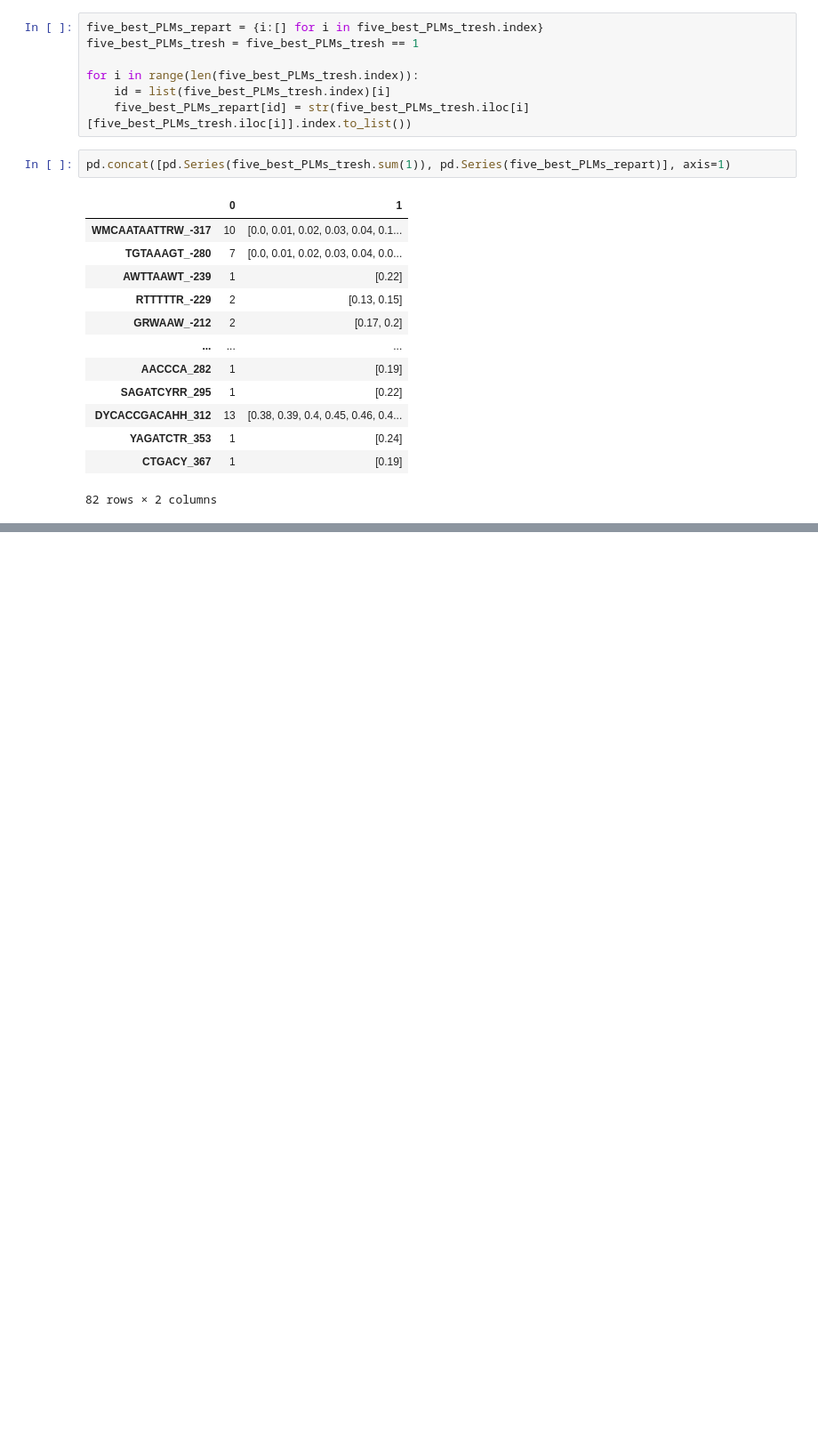
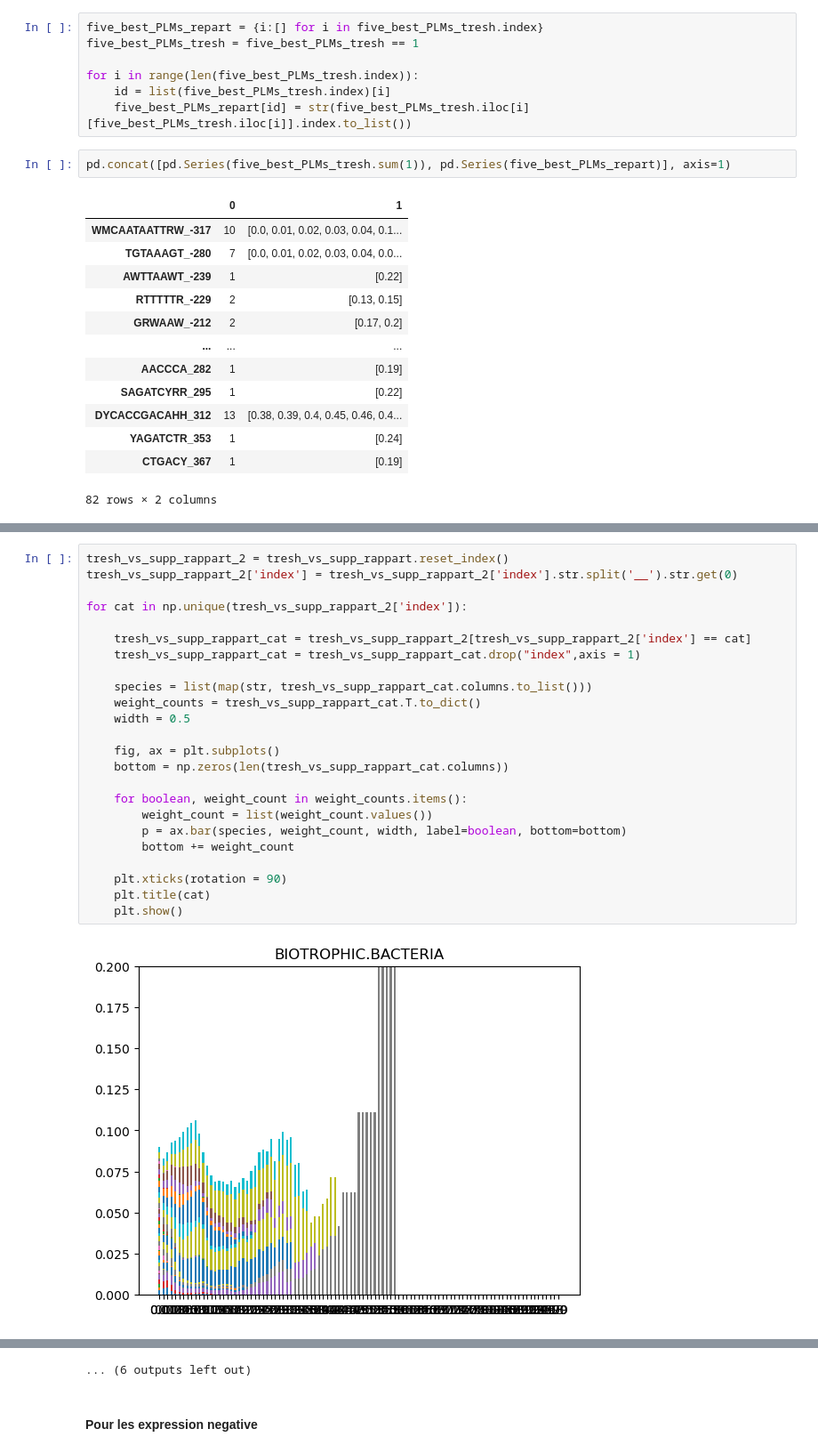
Before and after one commit to JhonatanFelix/Projet_fil_rouge_2024, a Jupyter notebook: motif_PLM.ipynb, the cells around one changed output, grey strips where cells are left out. Shown at 89% size. Drawn from its saved outputs; the diff is of its cells as text; blank space fills up the shorter version.

Commit message:
Adding negative expression + condition (transpo analysis)

```diff
--- a/motif_PLM.ipynb
+++ b/motif_PLM.ipynb
@@ -581,0 +742,26 @@ pd.concat([pd.Series(five_best_PLMs_tresh.sum(1)), pd.Series(five_best_PLMs_repa
+# %%
+tresh_vs_supp_rappart_2 = tresh_vs_supp_rappart.reset_index()
+tresh_vs_supp_rappart_2['index'] = tresh_vs_supp_rappart_2['index'].str.split('__').str.get(0)
+
+for cat in np.unique(tresh_vs_supp_rappart_2['index']):
+
+    tresh_vs_supp_rappart_cat = tresh_vs_supp_rappart_2[tresh_vs_supp_rappart_2['index'] == cat]
+    tresh_vs_supp_rappart_cat = tresh_vs_supp_rappart_cat.drop("index",axis = 1)
+
+    species = list(map(str, tresh_vs_supp_rappart_cat.columns.to_list()))
+    weight_counts = tresh_vs_supp_rappart_cat.T.to_dict()
+    width = 0.5
+
+    fig, ax = plt.subplots()
+    bottom = np.zeros(len(tresh_vs_supp_rappart_cat.columns))
+
+    for boolean, weight_count in weight_counts.items():
+        weight_count = list(weight_count.values())
+        p = ax.bar(species, weight_count, width, label=boolean, bottom=bottom)
+        bottom += weight_count
+
+    plt.xticks(rotation = 90)
+    plt.title(cat)
+    plt.show()
+# %% [output]
+[figure, added]
@@ -581,0 +779,3 @@ pd.concat([pd.Series(five_best_PLMs_tresh.sum(1)), pd.Series(five_best_PLMs_repa
+... (6 outputs left out)
+# %% [markdown]
+#### Pour les expression negative
```
Also changed, not shown: parts of 37 cells of this notebook, 1 other file.
